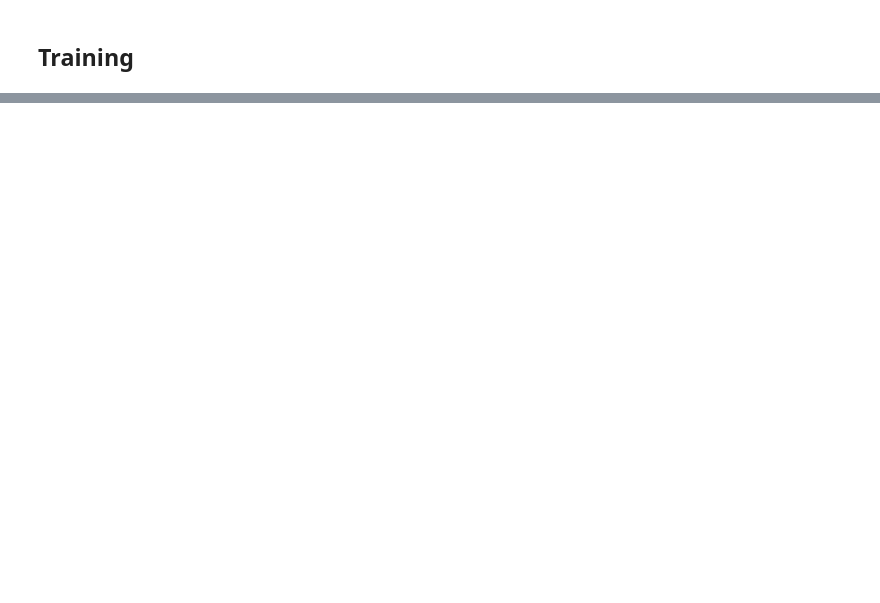
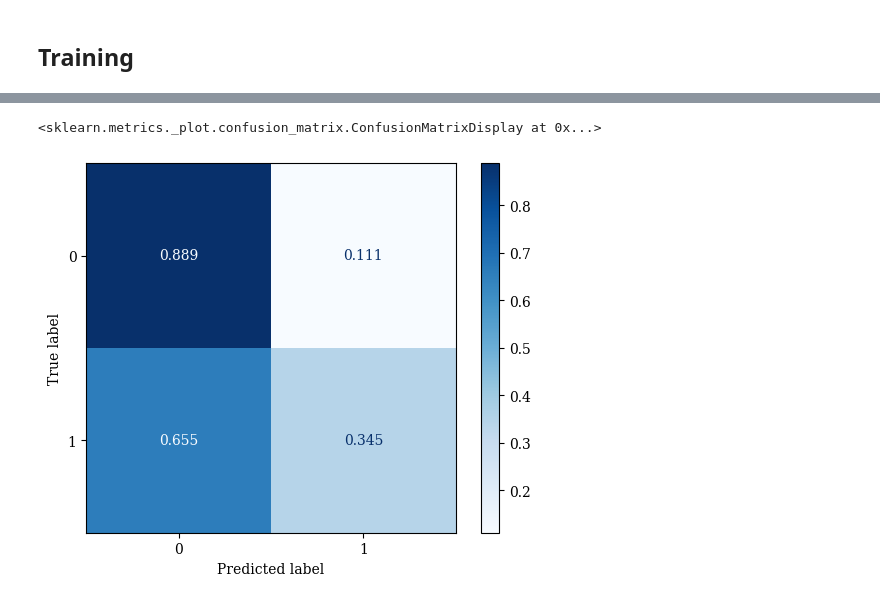
Before and after one commit to N-Wouda/Euro-NeurIPS-2022, a Jupyter notebook: notebooks/predict_bad_ls_moves.ipynb, the cells around one changed output, grey strips where cells are left out. Cells and saved outputs as stored; diff of their text form; code cells hidden in the pictures; blank space fills up the shorter version.

Commit message:
Some further explorations of the "predict bad moves" idea

```diff
--- a/notebooks/predict_bad_ls_moves.ipynb
+++ b/notebooks/predict_bad_ls_moves.ipynb
@@ -103,0 +163,6 @@ for records in parse_file(DATA_PATH / 'ORTEC-VRPTW-ASYM-1de83915-d1-n262-k15.txt
+# %%
+weights = {0: 1, 1: 1 / 0.003}
+model = SGDClassifier(loss="log_loss", class_weight=weights)
+# %%
+for _ in range(5):
+    model.partial_fit(X_train, y_train, [0, 1]);
@@ -103,0 +179,2 @@ for records in parse_file(DATA_PATH / 'ORTEC-VRPTW-ASYM-1de83915-d1-n262-k15.txt
+# %%
+y_pred = model.predict(X_test)
@@ -103,0 +192,5 @@ for records in parse_file(DATA_PATH / 'ORTEC-VRPTW-ASYM-1de83915-d1-n262-k15.txt
+# %%
+ConfusionMatrixDisplay.from_predictions(y_test, y_pred, normalize='true', cmap='Blues', values_format=".3f")
+# %% [output]
+<sklearn.metrics._plot.confusion_matrix.ConfusionMatrixDisplay at 0x...>
+[figure, added]
```
Also changed, not shown: parts of 23 cells of this notebook.
